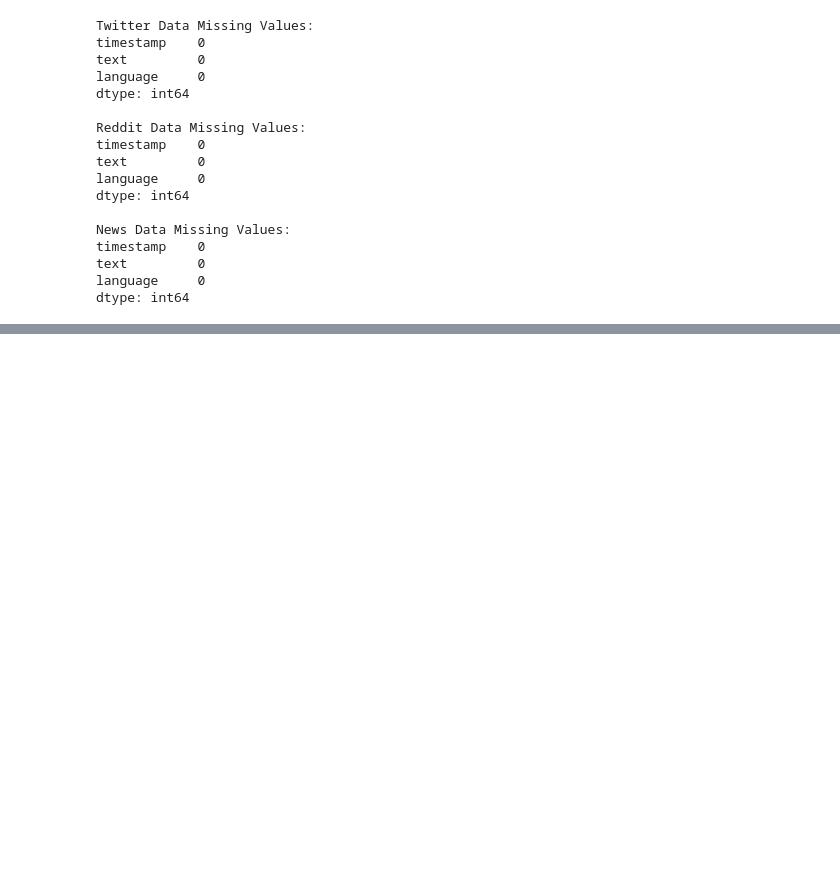
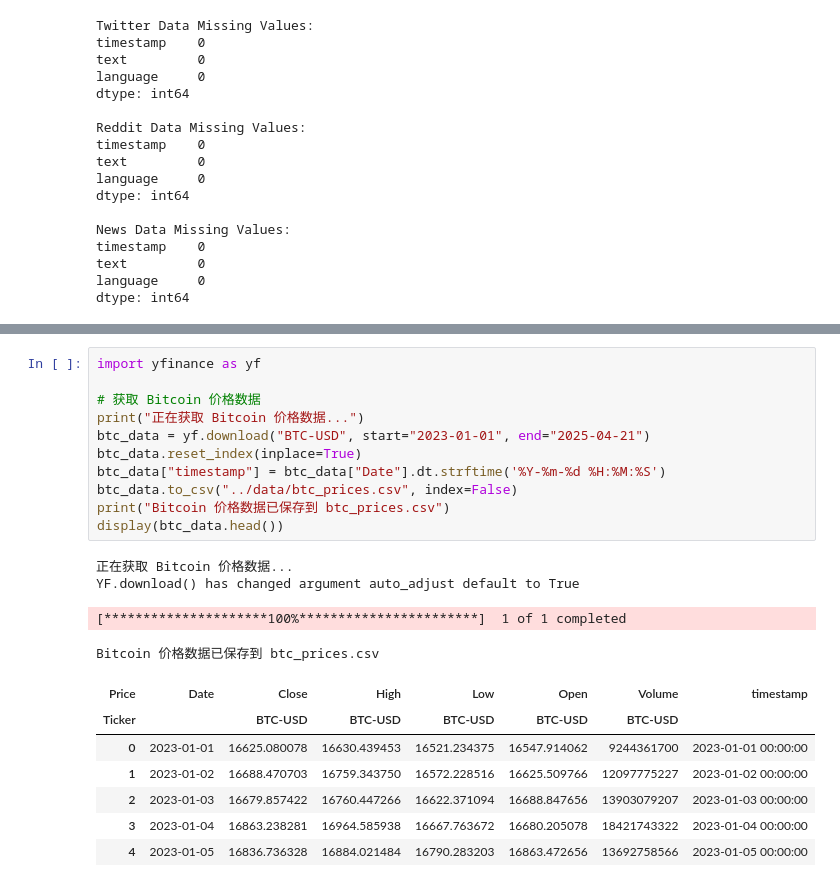
Before and after one commit to gaoyue49/bitcoin_price_prediction_2023106041_YUE-GAO, a Jupyter notebook: notebooks/collect_data.ipynb, the cells around one changed output, grey strips where cells are left out. Drawn from its saved outputs; the diff is of its cells as text; blank space fills up the shorter version.

Commit message:
Add Bitcoin price data and linear regression model, update README.md

```diff
--- a/notebooks/collect_data.ipynb
+++ b/notebooks/collect_data.ipynb
@@ -404,0 +425,23 @@ display(reddit_sentiment_data.head(5))
+# %%
+import yfinance as yf
+
+# 获取 Bitcoin 价格数据
+print("正在获取 Bitcoin 价格数据...")
+btc_data = yf.download("BTC-USD", start="2023-01-01", end="2025-04-21")
+btc_data.reset_index(inplace=True)
+btc_data["timestamp"] = btc_data["Date"].dt.strftime('%Y-%m-%d %H:%M:%S')
+btc_data.to_csv("../data/btc_prices.csv", index=False)
+print("Bitcoin 价格数据已保存到 btc_prices.csv")
+display(btc_data.head())
+# %% [output]
+正在获取 Bitcoin 价格数据...
+YF.download() has changed argument auto_adjust default to True
+[*********************100%***********************]  1 of 1 completed
+Bitcoin 价格数据已保存到 btc_prices.csv
+| Price | Date | Close | High | Low | Open | Volume | timestamp |
+| Ticker |  | BTC-USD | BTC-USD | BTC-USD | BTC-USD | BTC-USD |  |
+| 0 | 2023-01-01 | 16625.080078 | 16630.439453 | 16521.234375 | 16547.914062 | 9244361700 | 2023-01-01 00:00:00 |
+| 1 | 2023-01-02 | 16688.470703 | 16759.343750 | 16572.228516 | 16625.509766 | 12097775227 | 2023-01-02 00:00:00 |
+| 2 | 2023-01-03 | 16679.857422 | 16760.447266 | 16622.371094 | 16688.847656 | 13903079207 | 2023-01-03 00:00:00 |
+| 3 | 2023-01-04 | 16863.238281 | 16964.585938 | 16667.763672 | 16680.205078 | 18421743322 | 2023-01-04 00:00:00 |
+| 4 | 2023-01-05 | 16836.736328 | 16884.021484 | 16790.283203 | 16863.472656 | 13692758566 | 2023-01-05 00:00:00 |
```
Also changed, not shown: parts of 24 cells of this notebook, 2 other files.
